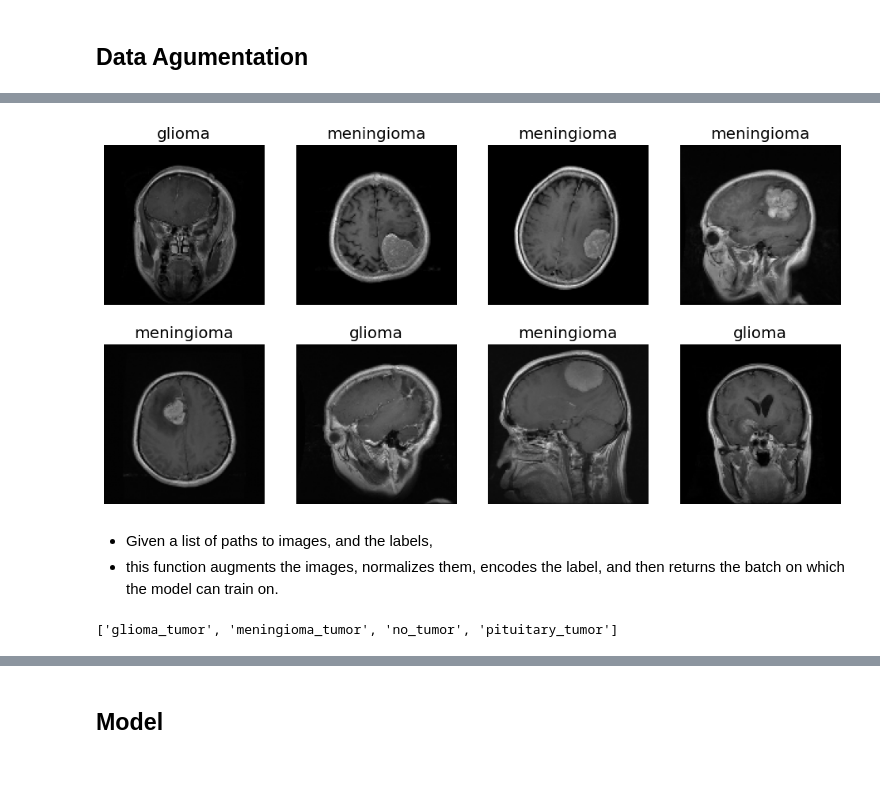
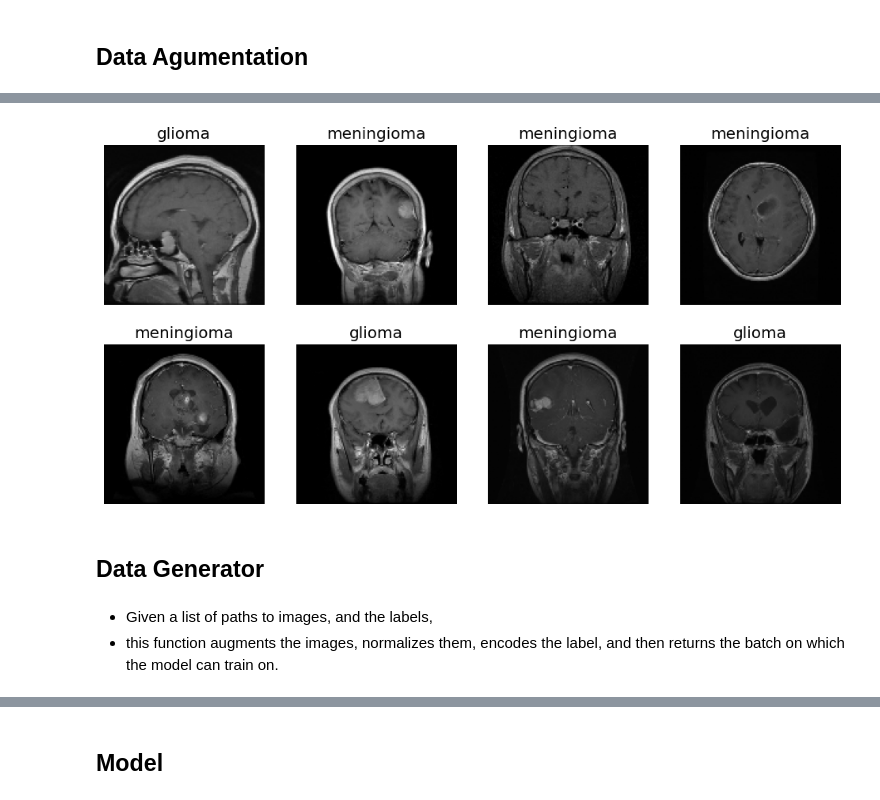
Before and after one commit to 87tana/ImageObjectClassification_NetworkComparison, a Jupyter notebook: Brain_Tumor_Classification.ipynb, the cells around one changed output, grey strips where cells are left out. Cells and saved outputs as stored; diff of their text form; code cells hidden in the pictures; blank space fills up the shorter version.

```diff
--- a/Brain_Tumor_Classification.ipynb
+++ b/Brain_Tumor_Classification.ipynb
@@ -136,26 +143,26 @@ def augment_image(image):
 # %%
 IMAGE_SIZE = 128
 
 def open_images(paths):
     '''
     Given a list of paths to images, this function returns the images as arrays (after augmenting them)
     '''
     images = []
     for path in paths:
-        image = load_img(path, target_size=(IMAGE_SIZE,IMAGE_SIZE))
-        image = augment_image(image)
-        images.append(image)
-    return np.array(images)
+        image = load_img(path, target_size=(IMAGE_SIZE,IMAGE_SIZE))  #load and resize
+        image = augment_image(image) # apply data augmentation to each image
+        images.append(image) #append the augumented image to the image list
+    return np.array(images)  #return an array
 
-images = open_images(train_paths[50:59])
+images = open_images(train_paths[11:20])
 labels = train_labels[50:59]
 fig = plt.figure(figsize=(12, 6))
 for x in range(1, 9):
     fig.add_subplot(2, 4, x)
     plt.axis('off')
     plt.title(labels[x])
     plt.imshow(images[x])
 plt.rcParams.update({'font.size': 12})
 plt.show()
 # %% [output]
-[figure, old version]
+[figure, new version]
@@ -164,10 +169,8 @@ plt.show()
+# %% [markdown]
+## Data Generator
 # %% [markdown]
 - Given a list of paths to images, and the labels,
 - this function augments the images, normalizes them, encodes the label, and then returns the batch on which the model can train on.
-# %%
-os.listdir(train_dir)
-# %% [output]
-['glioma_tumor', 'meningioma_tumor', 'no_tumor', 'pituitary_tumor']
 # %%
 unique_labels = ['glioma','meningioma','notumor','pituitary']#os.listdir(train_dir)
 
```
Also changed, not shown: parts of 18 cells of this notebook.
